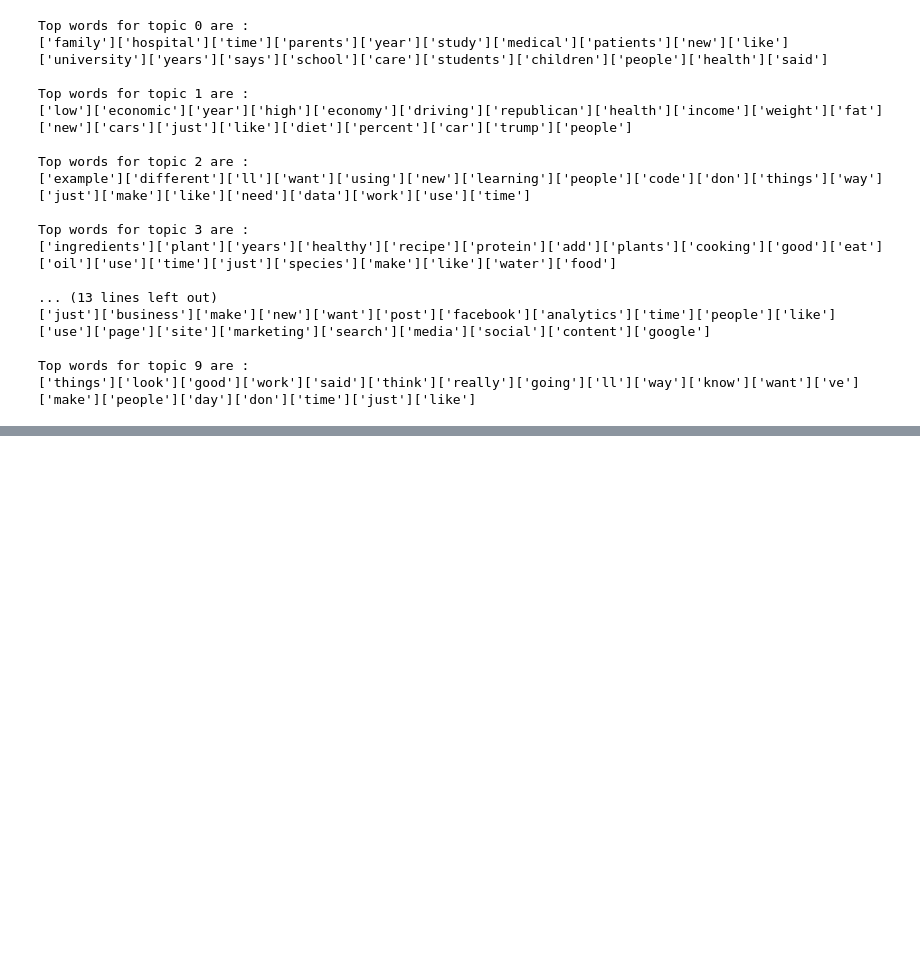
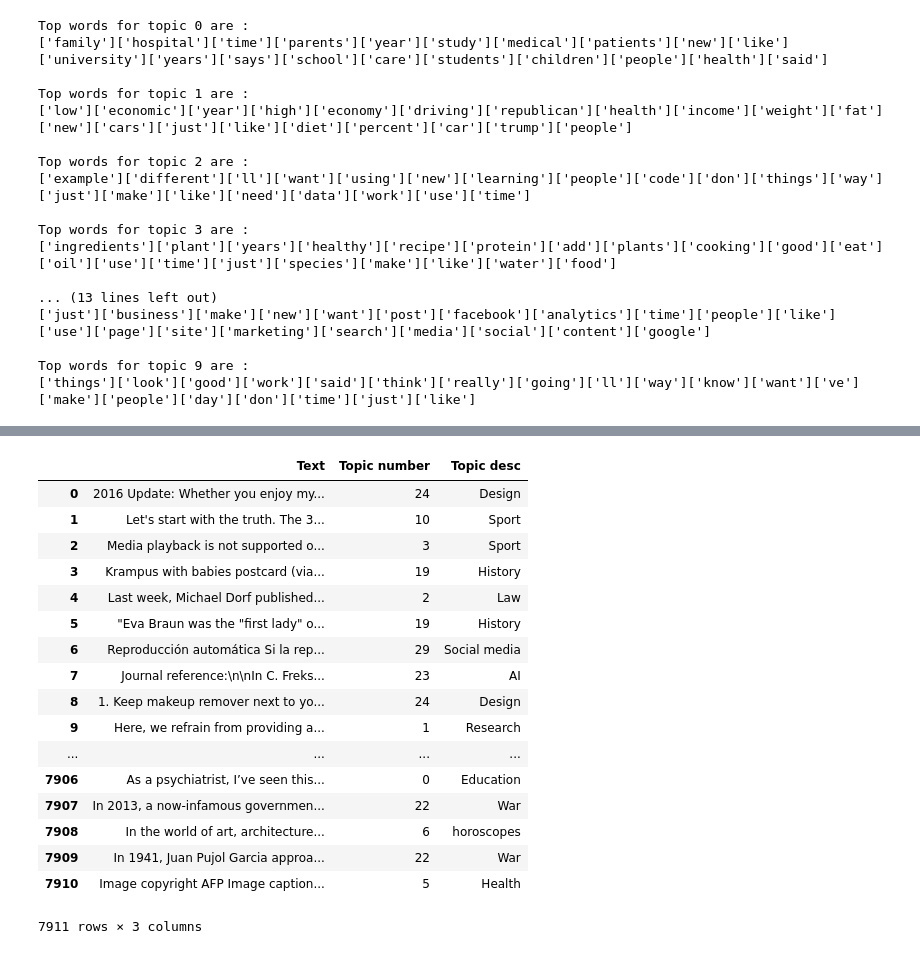
Before and after one commit to faisal3325/ai2-nlp, a Jupyter notebook: topic modelling - LDA.ipynb, the cells around one changed output, grey strips where cells are left out. Drawn from its saved outputs; the diff is of its cells as text; code cells hidden in the pictures; blank space fills up the shorter version.

```diff
--- a/topic modelling - LDA.ipynb
+++ b/topic modelling - LDA.ipynb
@@ -340,4 +541,4 @@ for popular_index_pos in textfile_topics:
     topic_list.append(popular_index_pos.argmax())
 
 # Add a new column to the dataframe
-dataframe["Topic number"] = topic_list
+text_dataframe["Topic number"] = topic_list
@@ -375,6 +595,6 @@ topic_list = {0: "Education",
               28: "Sport",
               29: "Social media"}
 
-topic_no_to_topic = dataframe["Topic number"].map(topic_list)
+topic_no_to_topic = text_dataframe["Topic number"].map(topic_list)
 # %%
-dataframe["Topic desc"] = topic_no_to_topic
+text_dataframe["Topic desc"] = topic_no_to_topic
@@ -382,0 +601,21 @@ dataframe
+# %%
+text_dataframe
+# %% [output]
+|  | Text | Topic number | Topic desc |
+| 0 | 2016 Update: Whether you enjoy my... | 24 | Design |
+| 1 | Let's start with the truth. The 3... | 10 | Sport |
+| 2 | Media playback is not supported o... | 3 | Sport |
+| 3 | Krampus with babies postcard (via... | 19 | History |
+| 4 | Last week, Michael Dorf published... | 2 | Law |
+| 5 | "Eva Braun was the "first lady" o... | 19 | History |
+| 6 | Reproducción automática Si la rep... | 29 | Social media |
+| 7 | Journal reference:\n\nIn C. Freks... | 23 | AI |
+| 8 | 1. Keep makeup remover next to yo... | 24 | Design |
+| 9 | Here, we refrain from providing a... | 1 | Research |
+| ... | ... | ... | ... |
+| 7906 | As a psychiatrist, I’ve seen this... | 0 | Education |
+| 7907 | In 2013, a now-infamous governmen... | 22 | War |
+| 7908 | In the world of art, architecture... | 6 | horoscopes |
+| 7909 | In 1941, Juan Pujol Garcia approa... | 22 | War |
+| 7910 | Image copyright AFP Image caption... | 5 | Health |
+7911 rows × 3 columns
```
Also changed, not shown: parts of 29 cells of this notebook.
